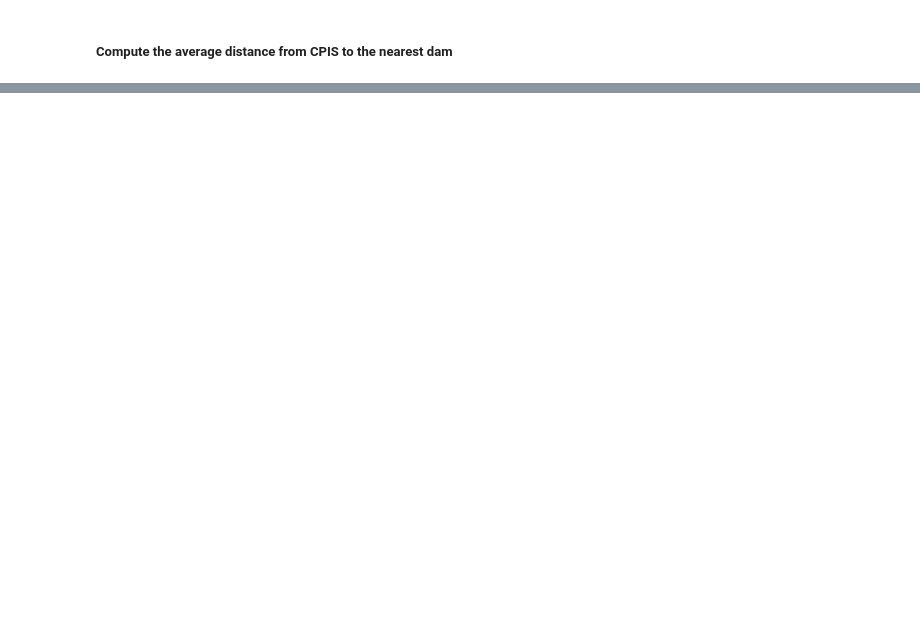
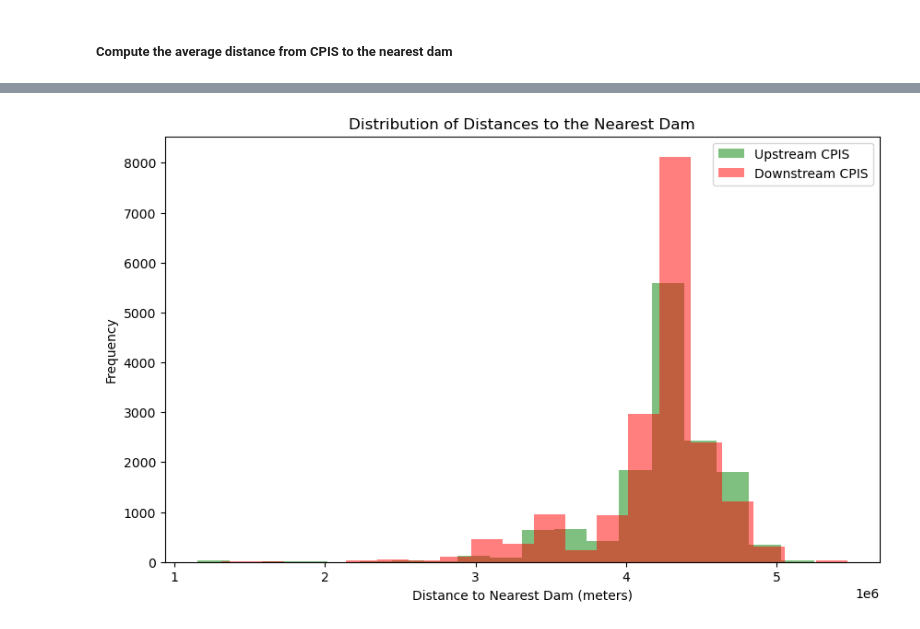
Before and after one commit to rellimylime/Africa_Irrigation, a Jupyter notebook: Code/1_analyze_data/4_Dams.ipynb, the cells around one changed output, grey strips where cells are left out. Drawn from its saved outputs; the diff is of its cells as text; code cells hidden in the pictures; blank space fills up the shorter version.

Commit message:
Classified CPIS upstream/downstream to the nearest dam

```diff
--- a/Code/1_analyze_data/4_Dams.ipynb
+++ b/Code/1_analyze_data/4_Dams.ipynb
@@ -19,13 +24,12 @@ def resolve_path(relative_path):
 # %% [markdown]
 ##### Find the weighted average distance to nearest dam for all cropland
 # %%
-from rasterio.warp import calculate_default_transform, reproject, Resampling
-
 # Load the dams data and convert to GeoDataFrame
 africa_dams = pd.read_csv(resolve_path(config['Africa_Dam_csv_path']))
 geometry = [Point(xy) for xy in zip(africa_dams['Long__res_'], africa_dams['Lat__res_'])]
 gdf_dams = gpd.GeoDataFrame(africa_dams, geometry=geometry)
 gdf_dams = gdf_dams.set_crs("EPSG:3857")  # Ensure the initial CRS is correct
+
 
 # Load arid cropland tif
 arid_cropland_tif_path = resolve_path(config['Arid_Cropland_tif_path'])
@@ -72,8 +76,10 @@ cropland_values = cropland_data[rows, cols]
 coordinates = [Point(cropland_transform * (col,row)) for row, col in zip(rows, cols)]
 
 # Calulate distances and accumulate weighted sums
+distances = []
 for i, (point, value) in tqdm(enumerate(zip(coordinates, cropland_values)), total = len(coordinates)):
     distance = nearest_dam_distance(point, gdf_dams)
+    distances.append(distance)
     weighted_distance_sum += distance * value
     weight_sum += value
 
@@ -194,0 +348,22 @@ plt.show()
+# %%
+
+# Count the number of CPIS locations upstream and downstream
+upstream_count = gdf_cpis_cleaned[gdf_cpis_cleaned['position_relative_to_dam'] == 'upstream'].shape[0]
+downstream_count = gdf_cpis_cleaned[gdf_cpis_cleaned['position_relative_to_dam'] == 'downstream'].shape[0]
+
+print(f"Number of CPIS locations upstream of the nearest dam: {upstream_count}")
+print(f"Number of CPIS locations downstream of the nearest dam: {downstream_count}")
+
+# Optionally, use distance bins to analyze the distribution
+thresholds = [1.5e6, 2.5e6, 3.5e6, 4.5e6, 5.5e6]
+gdf_cpis_cleaned['nearest_dam_distance'] = gdf_cpis_cleaned.geometry.apply(lambda x: gdf_dams.geometry.distance(x).min())
+
+for threshold in thresholds:
+    upstream_within_threshold = gdf_cpis_cleaned[(gdf_cpis_cleaned['position_relative_to_dam'] == 'upstream') & (gdf_cpis_cleaned['nearest_dam_distance'] < threshold)]
+    downstream_within_threshold = gdf_cpis_cleaned[(gdf_cpis_cleaned['position_relative_to_dam'] == 'downstream') & (gdf_cpis_cleaned['nearest_dam_distance'] < threshold)]
+
+    percent_upstream = (len(upstream_within_threshold) / len(gdf_cpis_cleaned[gdf_cpis_cleaned['nearest_dam_distance'] < threshold])) * 100
+    percent_downstream = (len(downstream_within_threshold) / len(gdf_cpis_cleaned[gdf_cpis_cleaned['nearest_dam_distance'] < threshold])) * 100
+
+    print(f"Percentage of CPIS locations upstream of the nearest dam within {threshold / 1000:.1f} kilometers: {percent_upstream:.2f}%")
+    print(f"Percentage of CPIS locations downstream of the nearest dam within {threshold / 1000:.1f} kilometers: {percent_downstream:.2f}%")
@@ -194,0 +383,20 @@ plt.show()
+# %%
+# Plot histograms of distances to the nearest dam
+fig, ax = plt.subplots(figsize=(10, 6))
+
+# Histogram for upstream CPIS locations
+gdf_cpis_cleaned[gdf_cpis_cleaned['position_relative_to_dam'] == 'upstream']['nearest_dam_distance'].plot(
+    kind='hist', bins=20, ax=ax, alpha=0.5, color='green', label='Upstream CPIS')
+
+# Histogram for downstream CPIS locations
+gdf_cpis_cleaned[gdf_cpis_cleaned['position_relative_to_dam'] == 'downstream']['nearest_dam_distance'].plot(
+    kind='hist', bins=20, ax=ax, alpha=0.5, color='red', label='Downstream CPIS')
+
+plt.legend()
+plt.title('Distribution of Distances to the Nearest Dam')
+plt.xlabel('Distance to Nearest Dam (meters)')
+plt.ylabel('Frequency')
+
+plt.show()
+# %% [output]
+[figure, added]
```
Also changed, not shown: parts of 15 cells of this notebook.
